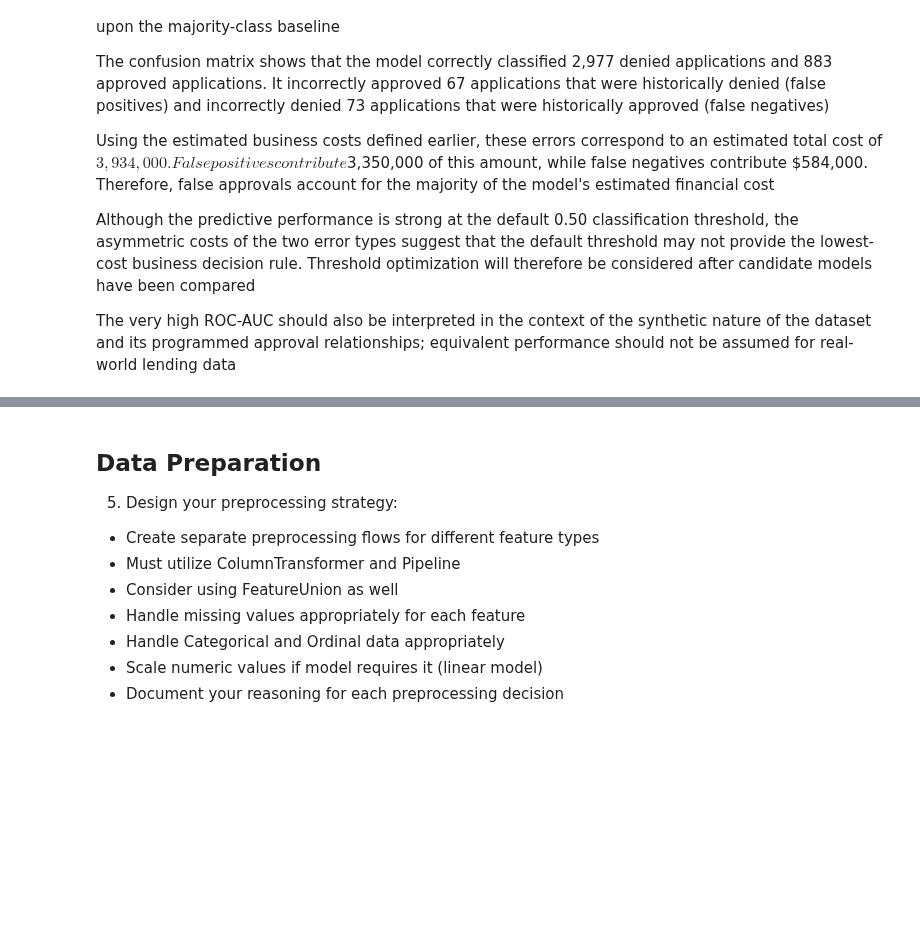
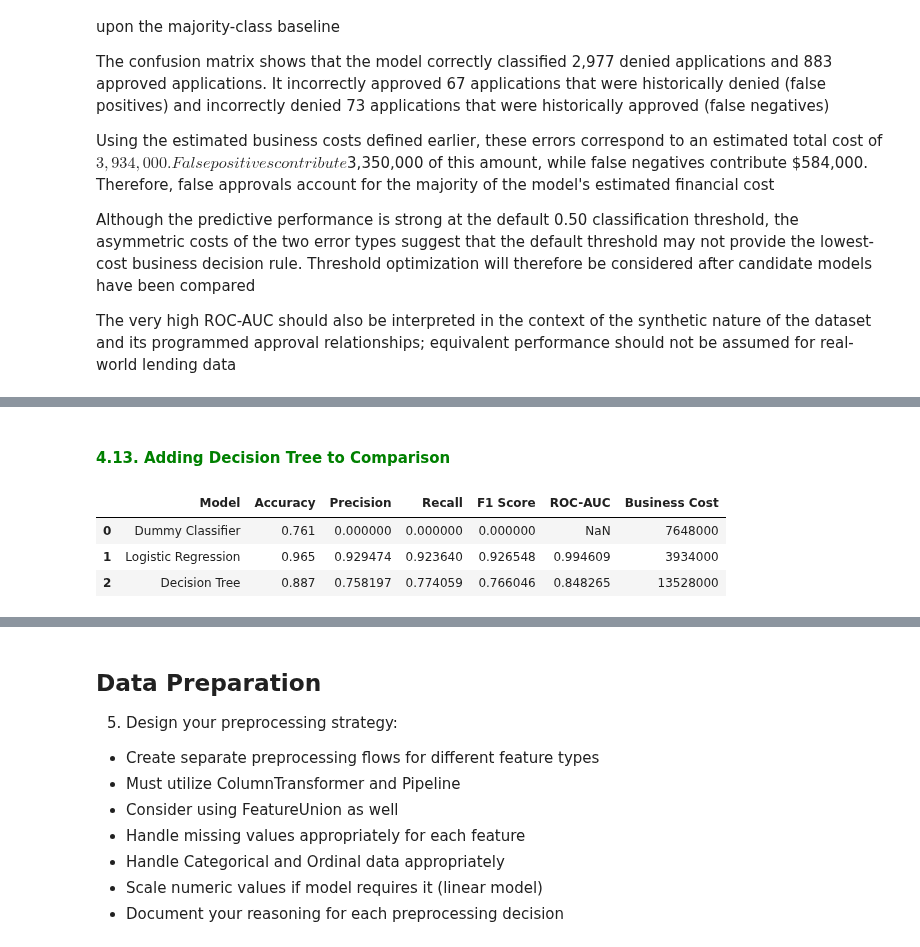
Before and after one commit to ngunjirikevin/financial-loan-risk-model, a Jupyter notebook: financial_loan_risk.ipynb, the cells around one changed output, grey strips where cells are left out. Cells and saved outputs as stored; diff of their text form; code cells hidden in the pictures; blank space fills up the shorter version.

```diff
--- a/financial_loan_risk.ipynb
+++ b/financial_loan_risk.ipynb
@@ -1379,0 +1544,26 @@ The very high ROC-AUC should also be interpreted in the context of the synthetic
+# %% [markdown]
+<h4 style= "color: #008000; text-align: left; font-weight: bold;">
+4.13. Adding Decision Tree to Comparison
+</h4>
+# %%
+decision_tree_results = pd.DataFrame({
+    "Model": ["Decision Tree"],
+    "Accuracy": [decision_tree_accuracy],
+    "Precision": [decision_tree_precision],
+    "Recall": [decision_tree_recall],
+    "F1 Score": [decision_tree_f1],
+    "ROC-AUC": [decision_tree_roc_auc],
+    "Business Cost": [decision_tree_cost]
+})
+
+model_comparison = pd.concat(
+    [model_comparison, decision_tree_results],
+    ignore_index=True
+)
+
+model_comparison
+# %% [output]
+|  | Model | Accuracy | Precision | Recall | F1 Score | ROC-AUC | Business Cost |
+| 0 | Dummy Classifier | 0.761 | 0.000000 | 0.000000 | 0.000000 | NaN | 7648000 |
+| 1 | Logistic Regression | 0.965 | 0.929474 | 0.923640 | 0.926548 | 0.994609 | 3934000 |
+| 2 | Decision Tree | 0.887 | 0.758197 | 0.774059 | 0.766046 | 0.848265 | 13528000 |
```
Also changed, not shown: parts of 11 cells of this notebook.
